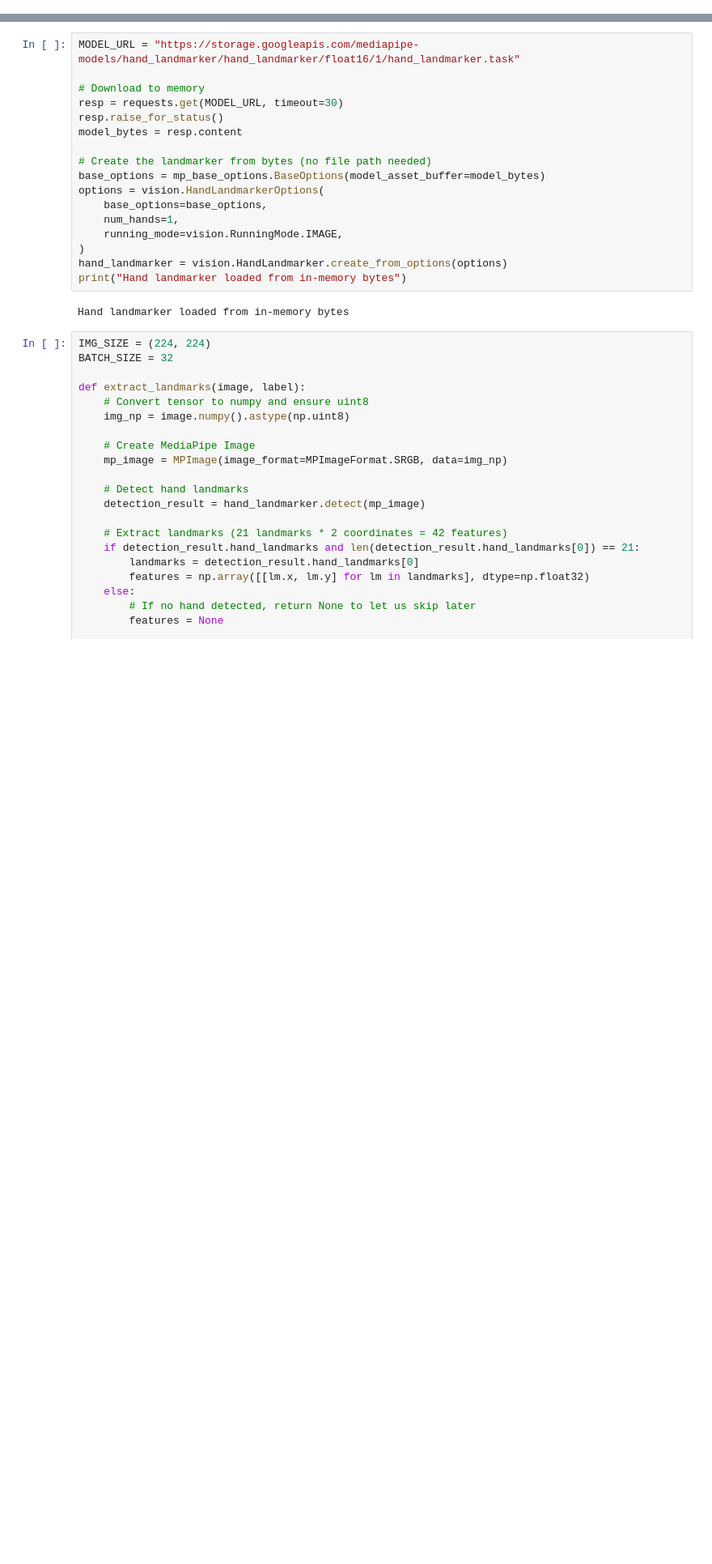
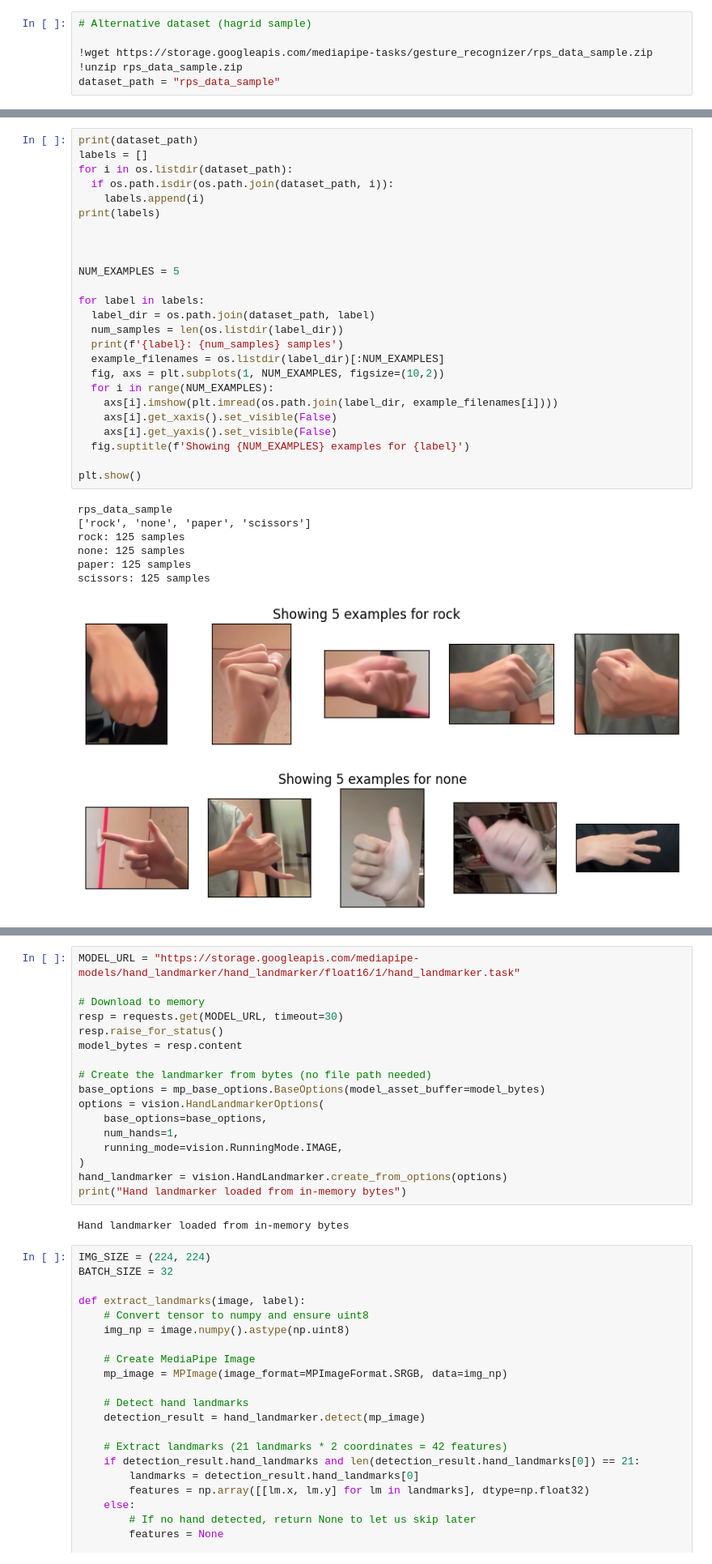
Before and after one commit to nickadams04/Rock-Paper-Scissor, a Jupyter notebook: training/train_mlp.ipynb, the cells around one changed output, grey strips where cells are left out. Shown: that part at 81% size. Drawn from its saved outputs; the diff is of its cells as text; blank space fills up the shorter version.

```diff
--- a/training/train_mlp.ipynb
+++ b/training/train_mlp.ipynb
@@ -60,3 +65,9 @@ Dataset rock_paper_scissors downloaded and prepared to /root/tensorflow_datasets
 Train: 2016.0
 Val: 504.0
 Test: 372
+# %%
+# Alternative dataset (hagrid sample)
+
+!wget https://storage.googleapis.com/mediapipe-tasks/gesture_recognizer/rps_data_sample.zip
+!unzip rps_data_sample.zip
+dataset_path = "rps_data_sample"
@@ -62,0 +92,34 @@ Test: 372
+# %%
+print(dataset_path)
+labels = []
+for i in os.listdir(dataset_path):
+  if os.path.isdir(os.path.join(dataset_path, i)):
+    labels.append(i)
+print(labels)
+
+
+
+NUM_EXAMPLES = 5
+
+for label in labels:
+  label_dir = os.path.join(dataset_path, label)
+  num_samples = len(os.listdir(label_dir))
+  print(f'{label}: {num_samples} samples')
+  example_filenames = os.listdir(label_dir)[:NUM_EXAMPLES]
+  fig, axs = plt.subplots(1, NUM_EXAMPLES, figsize=(10,2))
+  for i in range(NUM_EXAMPLES):
+    axs[i].imshow(plt.imread(os.path.join(label_dir, example_filenames[i])))
+    axs[i].get_xaxis().set_visible(False)
+    axs[i].get_yaxis().set_visible(False)
+  fig.suptitle(f'Showing {NUM_EXAMPLES} examples for {label}')
+
+plt.show()
+# %% [output]
+rps_data_sample
+['rock', 'none', 'paper', 'scissors']
+rock: 125 samples
+none: 125 samples
+paper: 125 samples
+scissors: 125 samples
+[figure, added]
+[figure, added]
```
Also changed, not shown: parts of 15 cells of this notebook, 10 other files.
